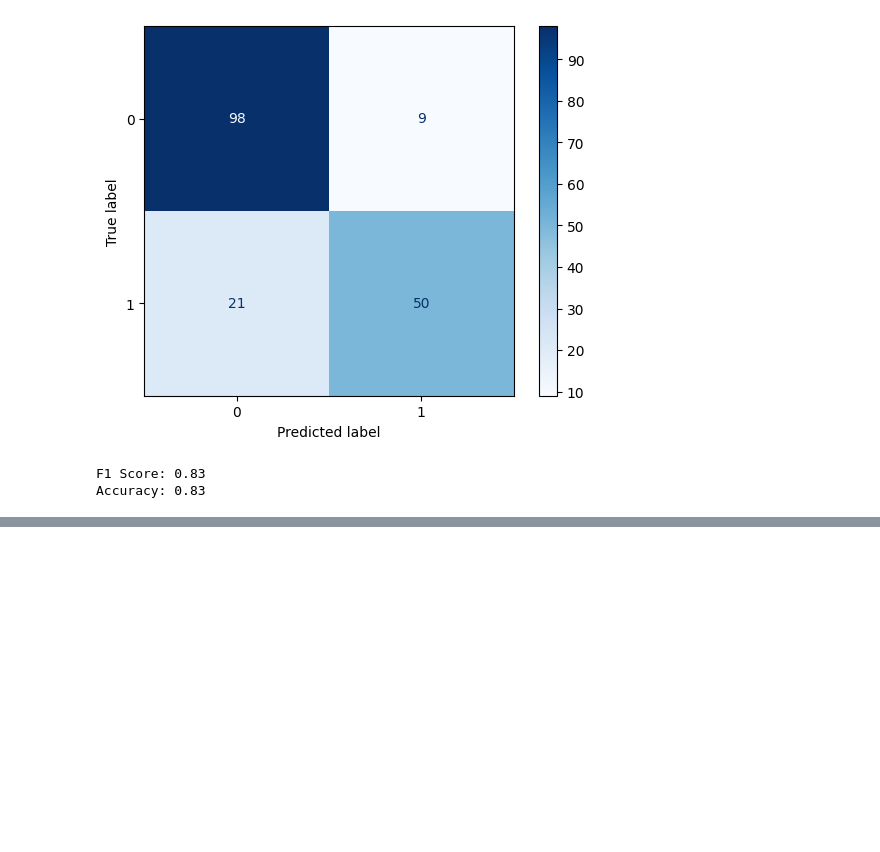
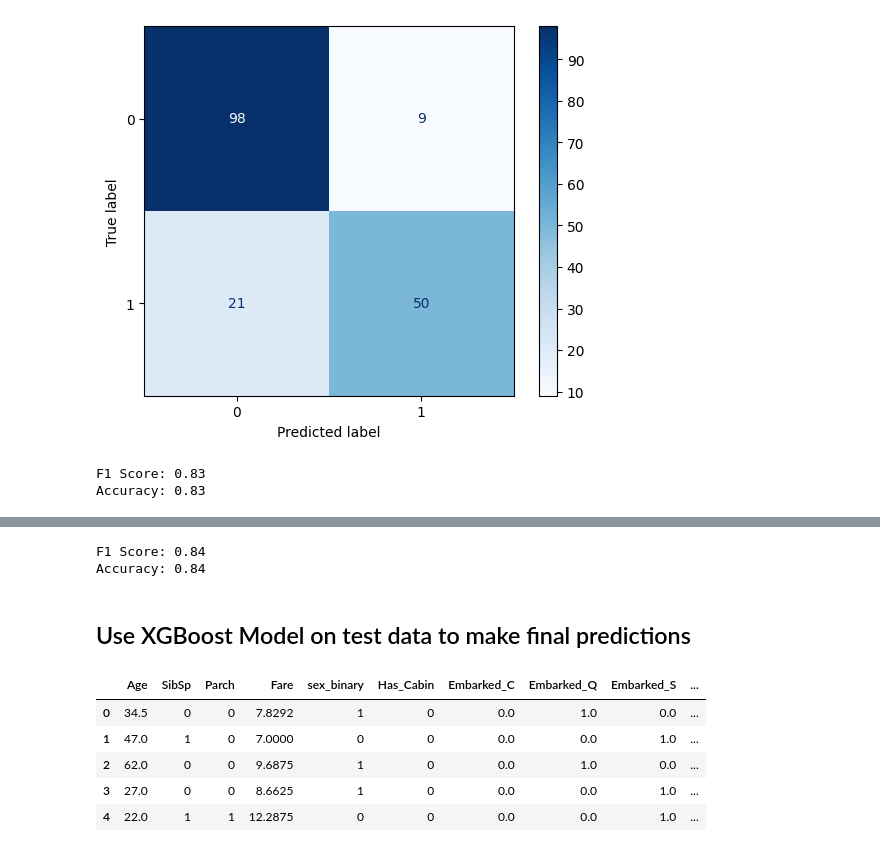
Before and after one commit to ol-webb/titanic, a Jupyter notebook: Untitled-1.ipynb, the cells around one changed output, grey strips where cells are left out. Saved outputs shown, nothing was run; the diff lists cells and outputs as text; code cells hidden in the pictures; blank space fills up the shorter version.

```diff
--- a/Untitled-1.ipynb
+++ b/Untitled-1.ipynb
@@ -335,0 +427,14 @@ Accuracy: 0.83
+# %%
+f1 = f1_score(y_val, predictions, average='weighted')
+print(f"F1 Score: {f1:.2f}")
+
+
+accuracy = accuracy_score(y_val, predictions)
+print(f"Accuracy: {accuracy:.2f}")
+# %% [output]
+F1 Score: 0.84
+Accuracy: 0.84
+# %% [markdown]
+## Use XGBoost Model on test data to make final predictions
+# %%
+test_data=pd.read_csv('test.csv')
@@ -335,0 +443,26 @@ Accuracy: 0.83
+# %%
+test_data['sex_binary'] = test_data['Sex'].map({'male': 1, 'female': 0})
+test_data.drop(columns='Sex',inplace=True)
+# %%
+test_data['Has_Cabin'] = test_data['Cabin'].notna().astype(int)
+# %%
+test_data.drop(columns=['Name','Cabin','Ticket','PassengerId'],inplace=True)
+# %%
+columns_to_encode = ['Embarked', 'Pclass']
+
+encoder = OneHotEncoder(sparse_output=False)
+
+encoded_features = encoder.fit_transform(test_data[columns_to_encode])
+
+encoded_feature_names = encoder.get_feature_names_out(columns_to_encode)
+
+encoded_df = pd.DataFrame(encoded_features, columns=encoded_feature_names, index=test_data.index)
+
+test_data = test_data.drop(columns=columns_to_encode).join(encoded_df)
+# %% [output]
+|  | Age | SibSp | Parch | Fare | sex_binary | Has_Cabin | Embarked_C | Embarked_Q | Embarked_S | ... |
+| 0 | 34.5 | 0 | 0 | 7.8292 | 1 | 0 | 0.0 | 1.0 | 0.0 | ... |
+| 1 | 47.0 | 1 | 0 | 7.0000 | 0 | 0 | 0.0 | 0.0 | 1.0 | ... |
+| 2 | 62.0 | 0 | 0 | 9.6875 | 1 | 0 | 0.0 | 1.0 | 0.0 | ... |
+| 3 | 27.0 | 0 | 0 | 8.6625 | 1 | 0 | 0.0 | 0.0 | 1.0 | ... |
+| 4 | 22.0 | 1 | 1 | 12.2875 | 0 | 0 | 0.0 | 0.0 | 1.0 | ... |
```
Also changed, not shown: parts of 17 cells of this notebook, 1 other file.
